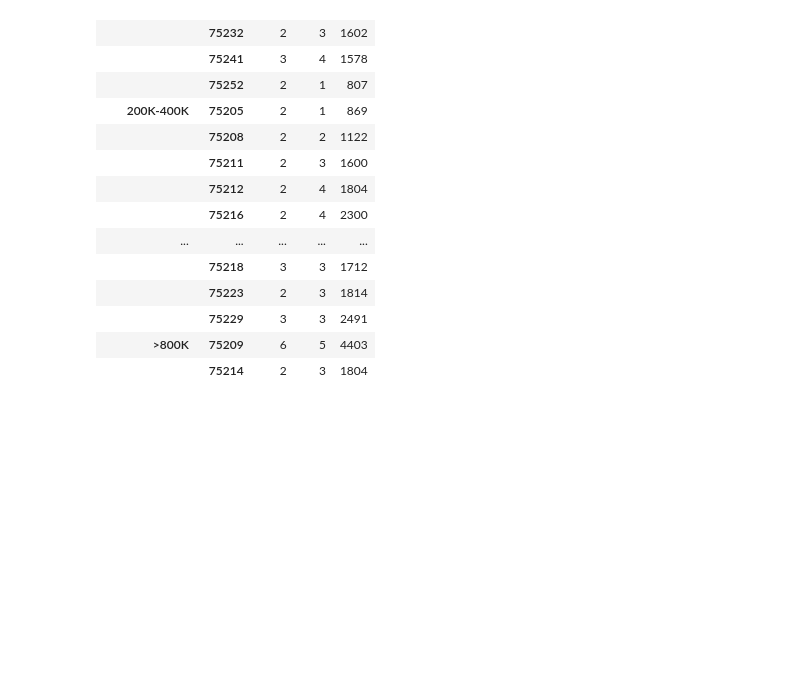
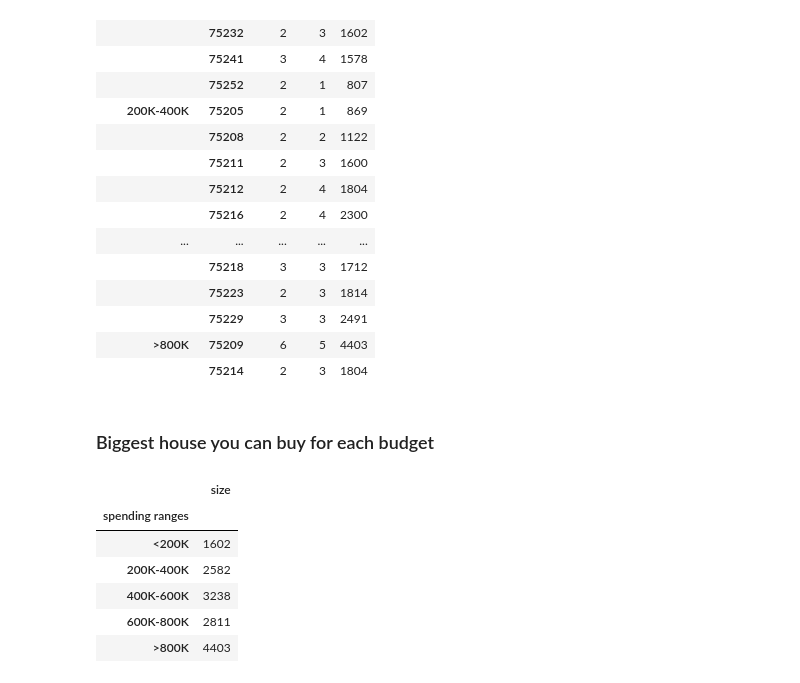
Before and after one commit to Mvhaynes/dallas-house-prices, a Jupyter notebook: dallas_housing_market.ipynb, the cells around one changed output. Cells and saved outputs as stored; diff of their text form; code cells hidden in the pictures; blank space fills up the shorter version.

```diff
--- a/dallas_housing_market.ipynb
+++ b/dallas_housing_market.ipynb
@@ -95,3 +95,17 @@ spending_zipcodes
 |  | 75214 | 2 | 3 | 1804 |
 # %%
 # Plot zip codes on heat/density map based on price
+# %% [markdown]
+### Biggest house you can buy for each budget
+# %%
+by_budget = df.groupby('spending ranges')['size'].max()
+by_budget = pd.DataFrame(by_budget)
+by_budget
+# %% [output]
+|  | size |
+| spending ranges |  |
+| <200K | 1602 |
+| 200K-400K | 2582 |
+| 400K-600K | 3238 |
+| 600K-800K | 2811 |
+| >800K | 4403 |
```
